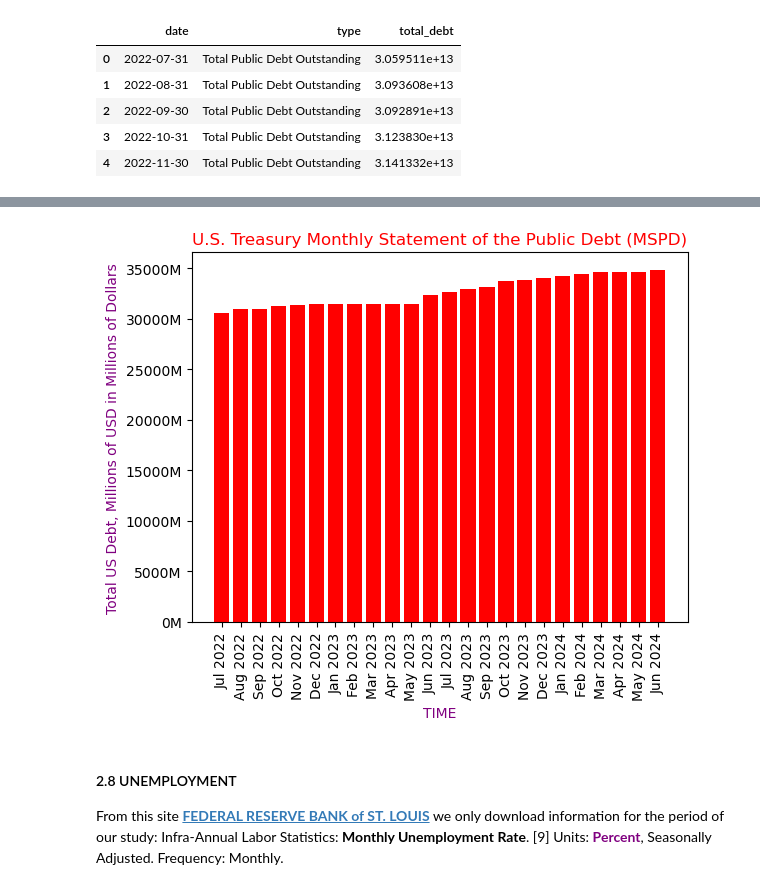
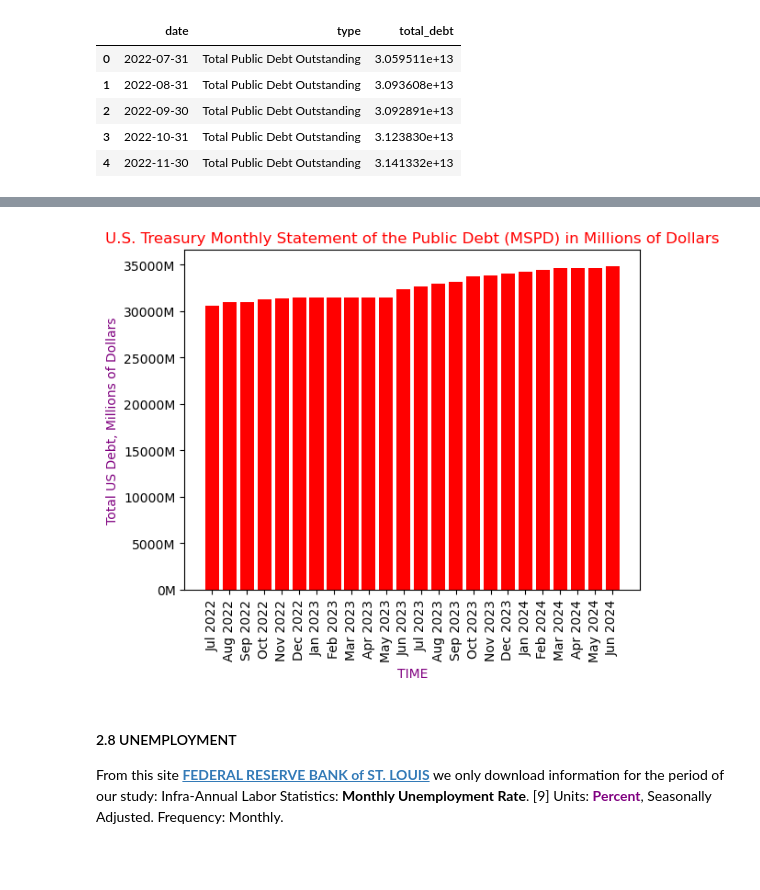
Before and after one commit to Engineer194/Macroeconomic-Analysis-of-the-US-Economy---Part-1, a Jupyter notebook: DATA_Project_v.1.ipynb, the cells around one changed output, grey strips where cells are left out. Cells and saved outputs as stored; diff of their text form; code cells hidden in the pictures; blank space fills up the shorter version.

```diff
--- a/DATA_Project_v.1.ipynb
+++ b/DATA_Project_v.1.ipynb
@@ -343,35 +345,35 @@ debt_real[['total_debt']].describe().T
 |  | count | mean | std | min | 25% | 50% | 75% | max |
 | total_debt | 24.0 | 3.265804e+13 | 1.463557e+12 | 3.059511e+13 | 3.144616e+13 | 3.247043e+13 | 3.404891e+13 | 3.483163e+13 |
 # %%
-debt_for_table = debt_real # A copy of the table in order to correctly represent the data.
+debt_for_table = debt_real.copy() # A copy of the table in order to correctly represent the data.
 
 # Formatting the Y-axis for a million dollar scale.
 def millions(x, pos):
     'The two args are the value and tick position'
     return '%.0fM' % (x * 1e-6)
 formatter = FuncFormatter(millions)
 fig, ax = plt.subplots()
 ax.yaxis.set_major_formatter(formatter)
 debt_for_table['total_debt'] = debt_real['total_debt'] / 1000
 
 # Split the date into day, month, and year
 debt_for_table['year'] = pd.to_datetime(debt_for_table['date']).dt.year
 debt_for_table['month'] = pd.to_datetime(debt_for_table['date']).dt.month
 
 # Create custom labels with just month and year
 date_labels = debt_for_table['date'].apply(lambda x: f"{pd.to_datetime(x).strftime('%b %Y')}")
 
 plt.bar(debt_for_table.index, debt_for_table['total_debt'], color = "red")
 plt.xticks(debt_for_table.index, date_labels, rotation = 90) # Display month and year as vertical labels
 plt.title("U.S. Treasury Monthly Statement of the Public Debt (MSPD) in Millions of Dollars", color = "red")
 plt.xlabel("TIME", color = "purple")
 plt.ylabel("Total US Debt, Millions of Dollars", color = "purple")
 plt.show()
 
 # 3.466712e+07 in Millions of Dollars => 3.466712e+13 => 34.66712e+12 =>
 # 34.66712 trillions USD => 34 667.12 millions USD
 # %% [output]
-[figure, old version]
+[figure, new version]
 # %% [markdown]
 #### 2.8 UNEMPLOYMENT
 
```
Also changed, not shown: parts of 5 cells of this notebook.
